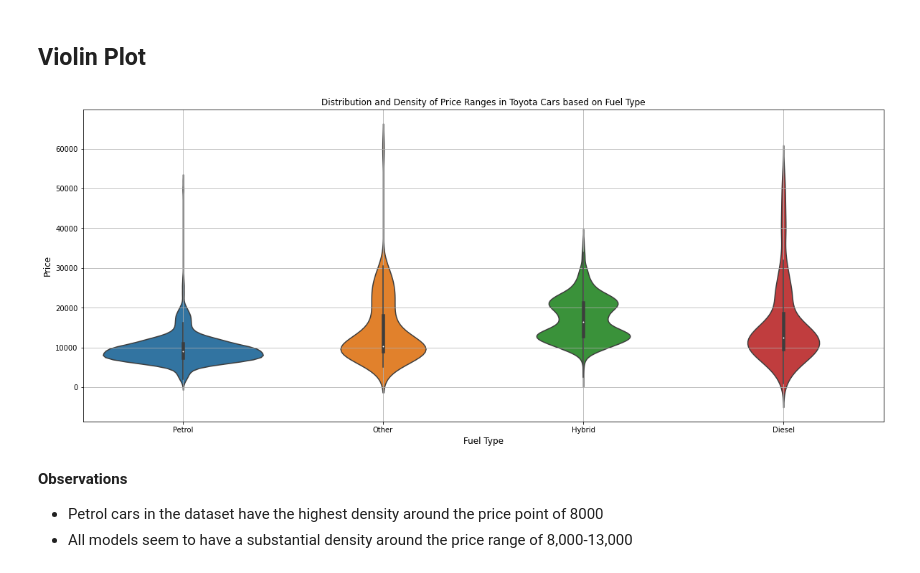
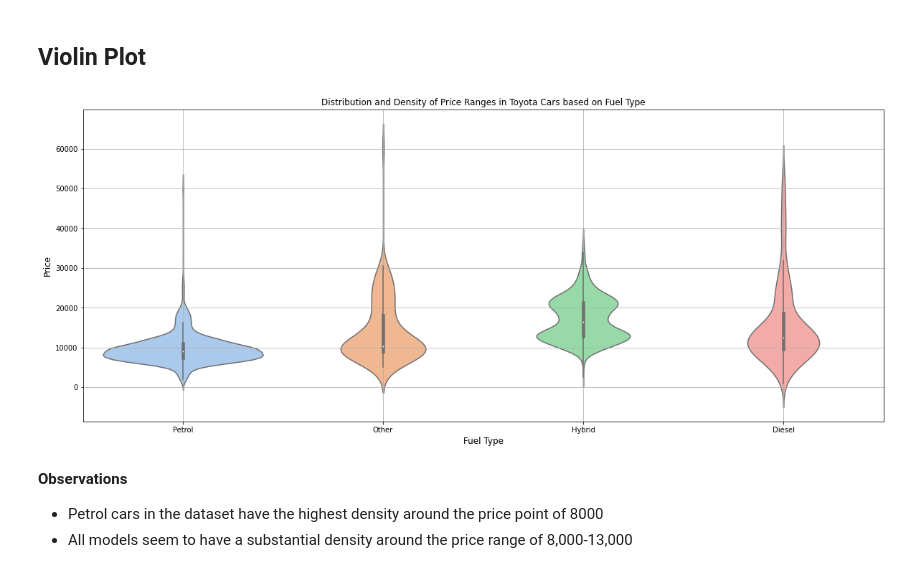
Before and after one commit to SamaSamrin/Toyota-Cars-EDA, a Jupyter notebook: TOYOTA_car_analysis.ipynb, the cells around one changed output. Drawn from its saved outputs; the diff is of its cells as text; code cells hidden in the pictures.

Commit message:
Changed palette of violin plot

```diff
--- a/TOYOTA_car_analysis.ipynb
+++ b/TOYOTA_car_analysis.ipynb
@@ -208,14 +208,14 @@ plt.show()
 # %%
 plt.figure(figsize=(20,8))
 plt.title('Distribution and Density of Price Ranges in Toyota Cars based on Fuel Type')
-sns.violinplot(y = "price", data=df, showfliers=False, x="fuelType")
+sns.violinplot(y = "price", data=df, showfliers=False, x="fuelType", palette=sns.color_palette('pastel'))
 
 plt.xlabel("Fuel Type", fontsize=12)
 plt.ylabel("Price", fontsize=12)
 plt.grid()
 plt.show()
 # %% [output]
-[figure, old version]
+[figure, new version]
 # %% [markdown]
 **Observations**
 - Petrol cars in the dataset have the highest density around the price point of 8000
```
